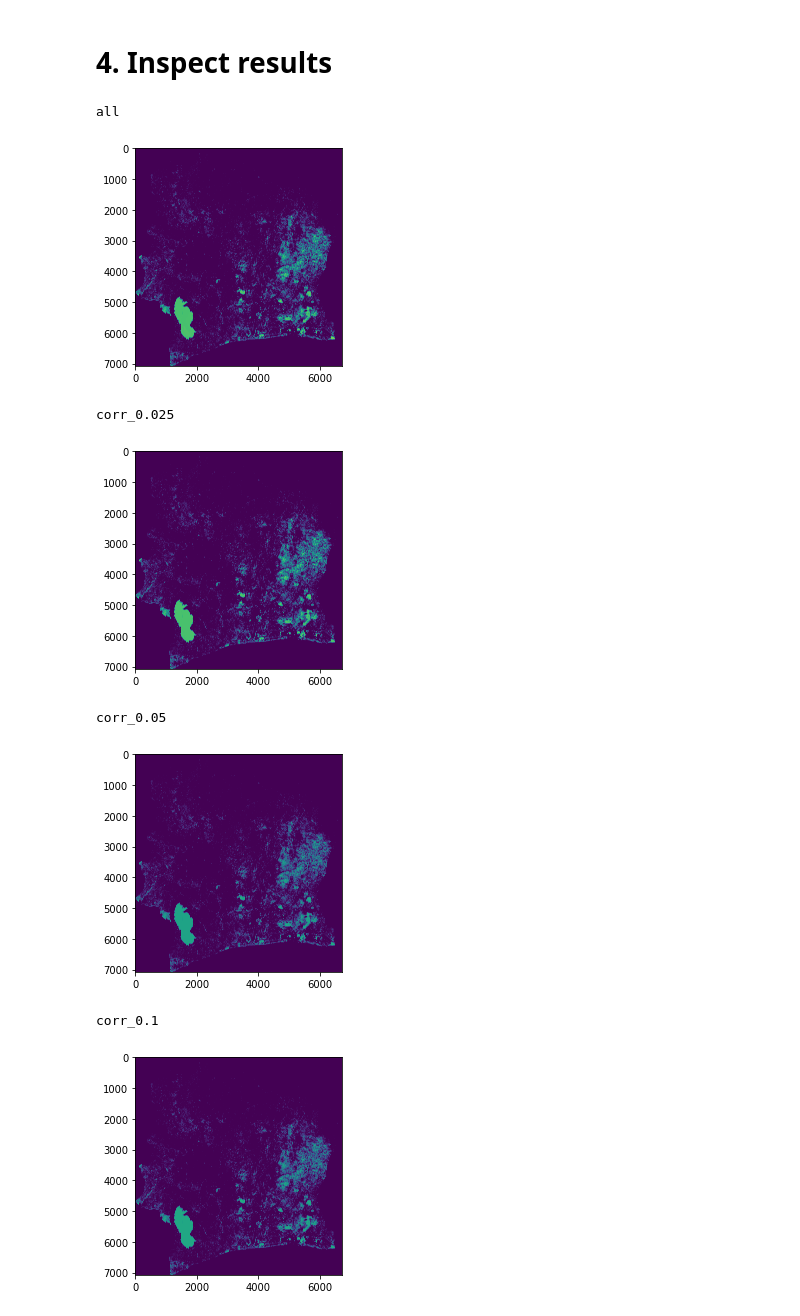
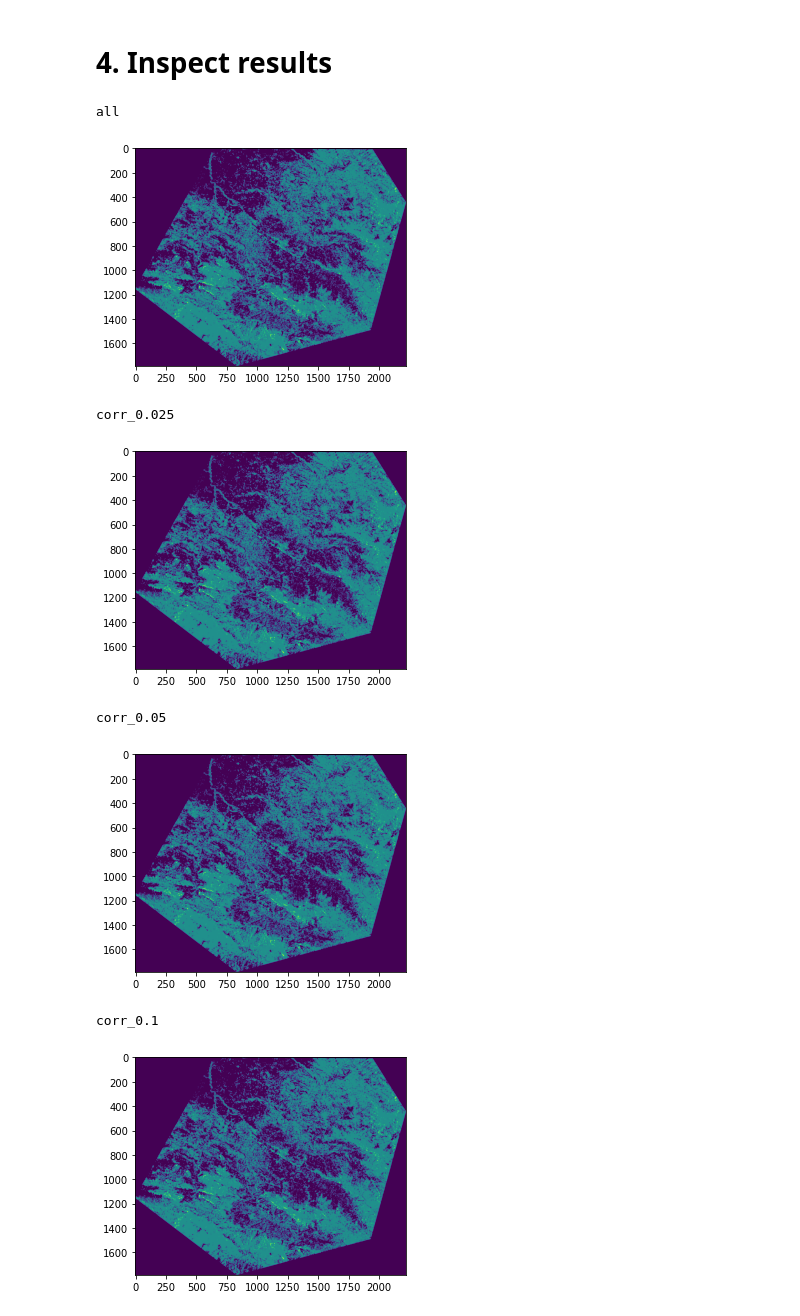
Before and after one commit to pantonar/forest_mind, a Jupyter notebook: analysis/dri_outputs.ipynb, the cells around one changed output. Drawn from its saved outputs; the diff is of its cells as text; code cells hidden in the pictures.

Commit message:
estimate the DRI outputs

```diff
--- a/analysis/dri_outputs.ipynb
+++ b/analysis/dri_outputs.ipynb
@@ -87,12 +93,12 @@ def save_preds(y_hat, coords, coords_full, xsize, ysize, flnme):
 # 1. Load data
 ## 1.1. Models
 # %%
-models = load('output/dri_model.joblib')
+models = load('output/dri_model_new.joblib')
 # %% [markdown]
 ## 1.2. Prediction data
 # %%
 # load prediction set
-test = pd.read_csv('output/national_training_2020.csv')
+test = pd.read_csv('output/training_2020.csv')
 # %%
 # shape prediction set
 X_pred, coords = shape_pred_data(test)
@@ -103,7 +109,7 @@ features_subset = json.load(open('output/features_subsets.json'))
 ## 1.3. Coordinates of full raster
 # %%
 # full coordinates covering the whole country 100m resolution
-coords_full = pd.read_csv('intermediate/national/time_invariant.csv', usecols = ['x', 'y']) # training data includes only points within CDI borders
+coords_full = pd.read_csv('output/time_invariant.csv', usecols = ['x', 'y']) # training data includes only points within CDI borders
 # %%
 # gridded coordinates
 coords_full = coords_full.sort_values(by = ['y','x'], ascending = (False,True))
@@ -146,7 +160,7 @@ For the purpose of this exercise however, being able to visualise on the interfa
 # 3. Rasterize outputs
 # %%
 for subs, y_hat in preds.items():
-    flnme = f'dri_2021_{subs}'
+    flnme = f'dri_2021_{subs}_new'
     print(f'Processing...{flnme}')
-    save_preds(y_hat, coords, coords_full, 6723, 7070, flnme)
+    save_preds(y_hat, coords, coords_full, 2224, 1785, flnme)
 # %% [output]
@@ -174,16 +188,16 @@ Done!
 # 4. Inspect results
 # %%
 for subs in preds:
-    flnme = f'dri_2021_{subs}'
+    flnme = f'dri_2021_{subs}_new'
     print(subs)
     plt.imshow(rasterio.open(f'output/{flnme}.tif').read(1))
     plt.show(block=False)
 # %% [output]
 all
-[figure, old version]
+[figure, new version]
 corr_0.025
-[figure, old version]
+[figure, new version]
 corr_0.05
-[figure, old version]
+[figure, new version]
 corr_0.1
-[figure, old version]
+[figure, new version]
```
Also changed, not shown: parts of 41 cells of this notebook, 1 other file.
